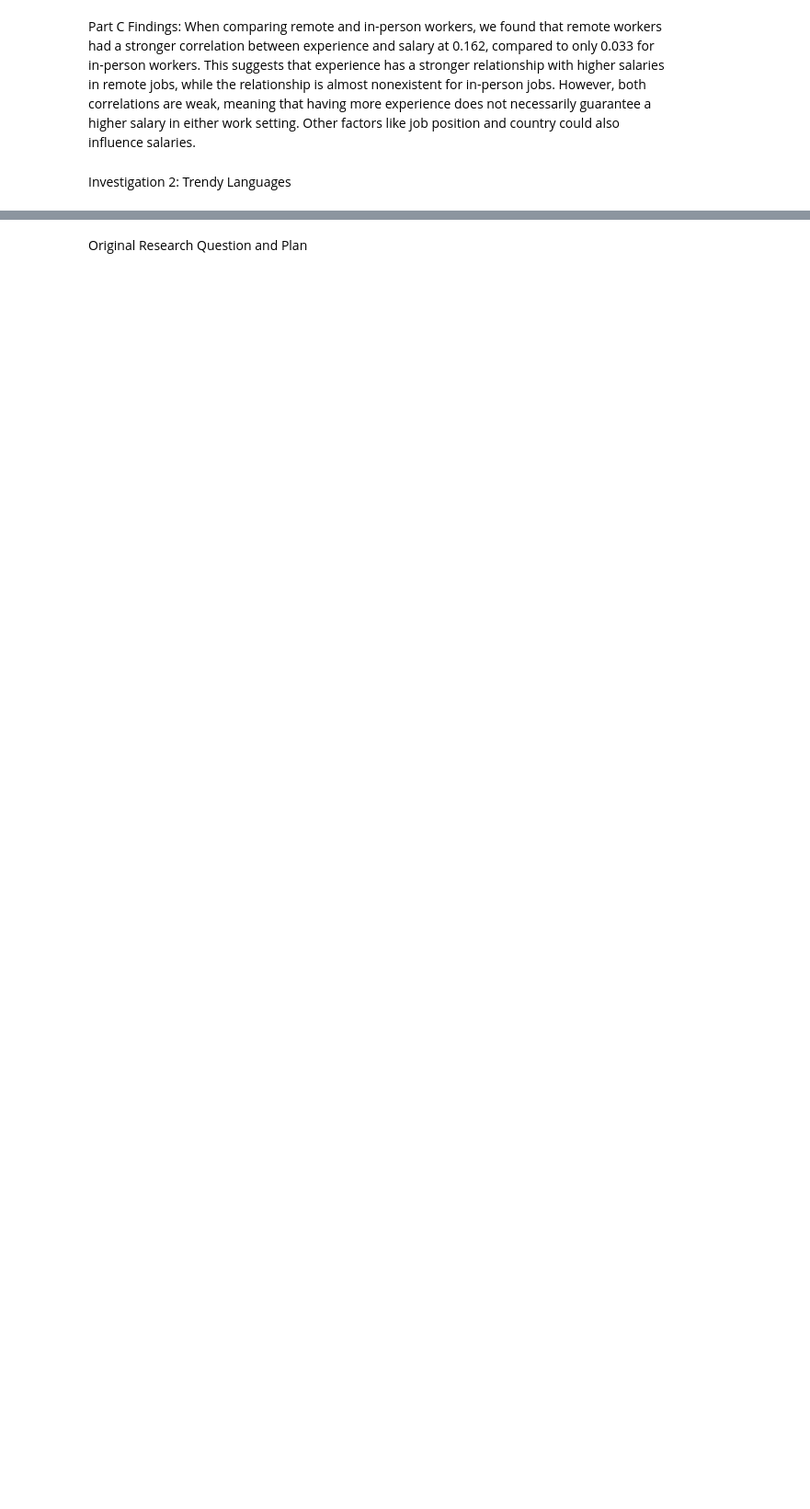
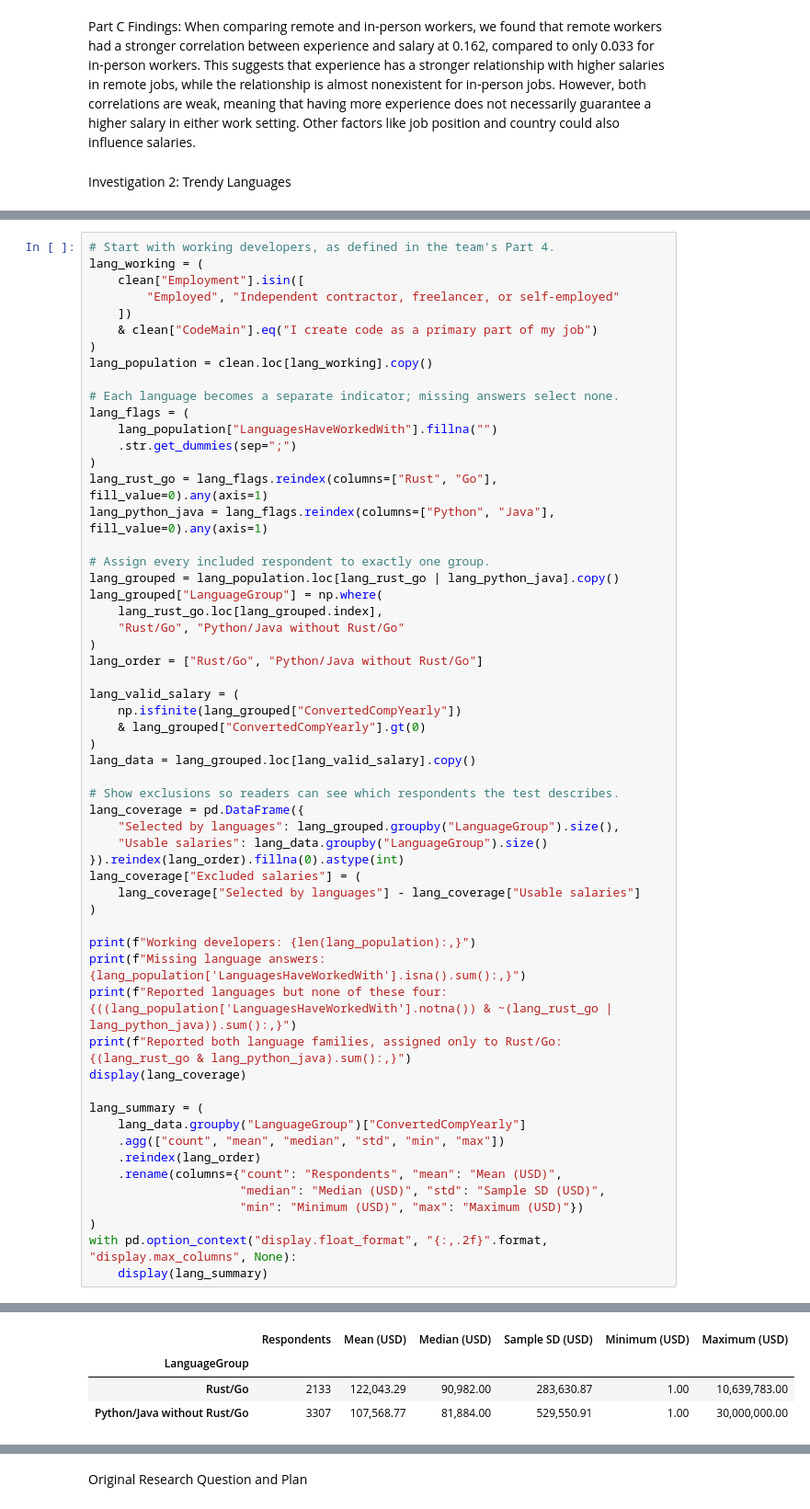
Before and after one commit to alifthealligator/cmpsc105-project, a Jupyter notebook: analysis.ipynb, the cells around one changed output, grey strips where cells are left out. Shown at 92% size. Cells and saved outputs as stored; diff of their text form; blank space fills up the shorter version.

```diff
--- a/analysis.ipynb
+++ b/analysis.ipynb
@@ -706,0 +726,58 @@ Investigation 2: Trendy Languages
+# %%
+# Start with working developers, as defined in the team's Part 4.
+lang_working = (
+    clean["Employment"].isin([
+        "Employed", "Independent contractor, freelancer, or self-employed"
+    ])
+    & clean["CodeMain"].eq("I create code as a primary part of my job")
+)
+lang_population = clean.loc[lang_working].copy()
+
+# Each language becomes a separate indicator; missing answers select none.
+lang_flags = (
+    lang_population["LanguagesHaveWorkedWith"].fillna("")
+    .str.get_dummies(sep=";")
+)
+lang_rust_go = lang_flags.reindex(columns=["Rust", "Go"], fill_value=0).any(axis=1)
+lang_python_java = lang_flags.reindex(columns=["Python", "Java"], fill_value=0).any(axis=1)
+
+# Assign every included respondent to exactly one group.
+lang_grouped = lang_population.loc[lang_rust_go | lang_python_java].copy()
+lang_grouped["LanguageGroup"] = np.where(
+    lang_rust_go.loc[lang_grouped.index],
+    "Rust/Go", "Python/Java without Rust/Go"
+)
+lang_order = ["Rust/Go", "Python/Java without Rust/Go"]
+
+lang_valid_salary = (
+    np.isfinite(lang_grouped["ConvertedCompYearly"])
+    & lang_grouped["ConvertedCompYearly"].gt(0)
+)
+lang_data = lang_grouped.loc[lang_valid_salary].copy()
+
+# Show exclusions so readers can see which respondents the test describes.
+lang_coverage = pd.DataFrame({
+    "Selected by languages": lang_grouped.groupby("LanguageGroup").size(),
+    "Usable salaries": lang_data.groupby("LanguageGroup").size()
+}).reindex(lang_order).fillna(0).astype(int)
+lang_coverage["Excluded salaries"] = (
+    lang_coverage["Selected by languages"] - lang_coverage["Usable salaries"]
+)
+
+print(f"Working developers: {len(lang_population):,}")
+print(f"Missing language answers: {lang_population['LanguagesHaveWorkedWith'].isna().sum():,}")
+print(f"Reported languages but none of these four: {((lang_population['LanguagesHaveWorkedWith'].notna()) & ~(lang_rust_go | lang_python_java)).sum():,}")
+print(f"Reported both language families, assigned only to Rust/Go: {(lang_rust_go & lang_python_java).sum():,}")
+display(lang_coverage)
+
+lang_summary = (
+    lang_data.groupby("LanguageGroup")["ConvertedCompYearly"]
+    .agg(["count", "mean", "median", "std", "min", "max"])
+    .reindex(lang_order)
+    .rename(columns={"count": "Respondents", "mean": "Mean (USD)",
+                     "median": "Median (USD)", "std": "Sample SD (USD)",
+                     "min": "Minimum (USD)", "max": "Maximum (USD)"})
+)
+with pd.option_context("display.float_format", "{:,.2f}".format, "display.max_columns", None):
+    display(lang_summary)
+# %% [output]
@@ -706,0 +792,4 @@ Investigation 2: Trendy Languages
+|  | Respondents | Mean (USD) | Median (USD) | Sample SD (USD) | Minimum (USD) | Maximum (USD) |
+| LanguageGroup |  |  |  |  |  |  |
+| Rust/Go | 2133 | 122,043.29 | 90,982.00 | 283,630.87 | 1.00 | 10,639,783.00 |
+| Python/Java without Rust/Go | 3307 | 107,568.77 | 81,884.00 | 529,550.91 | 1.00 | 30,000,000.00 |
```
Also changed, not shown: parts of 7 cells of this notebook.
